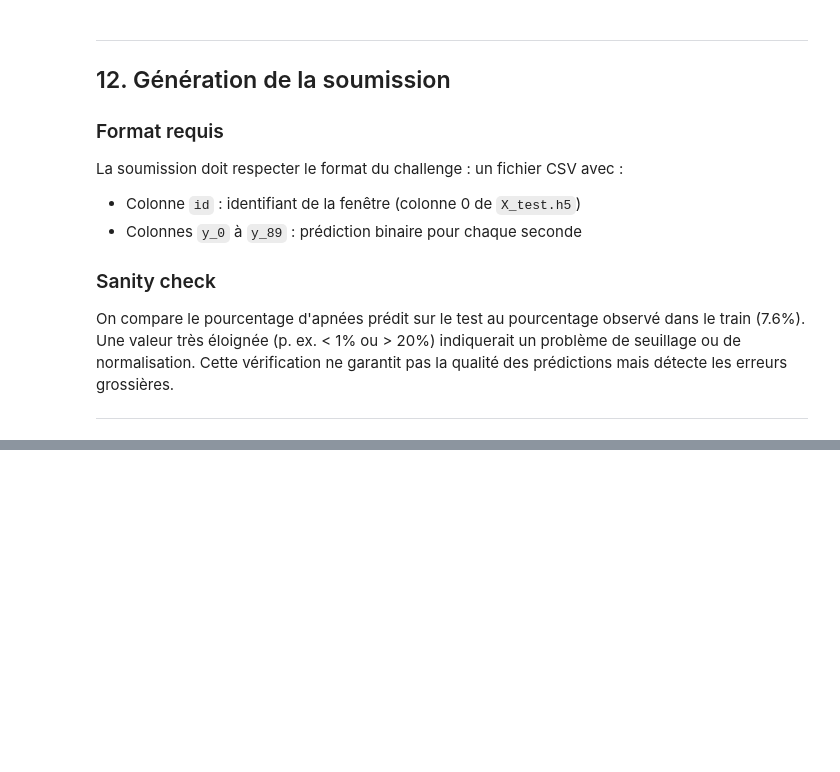
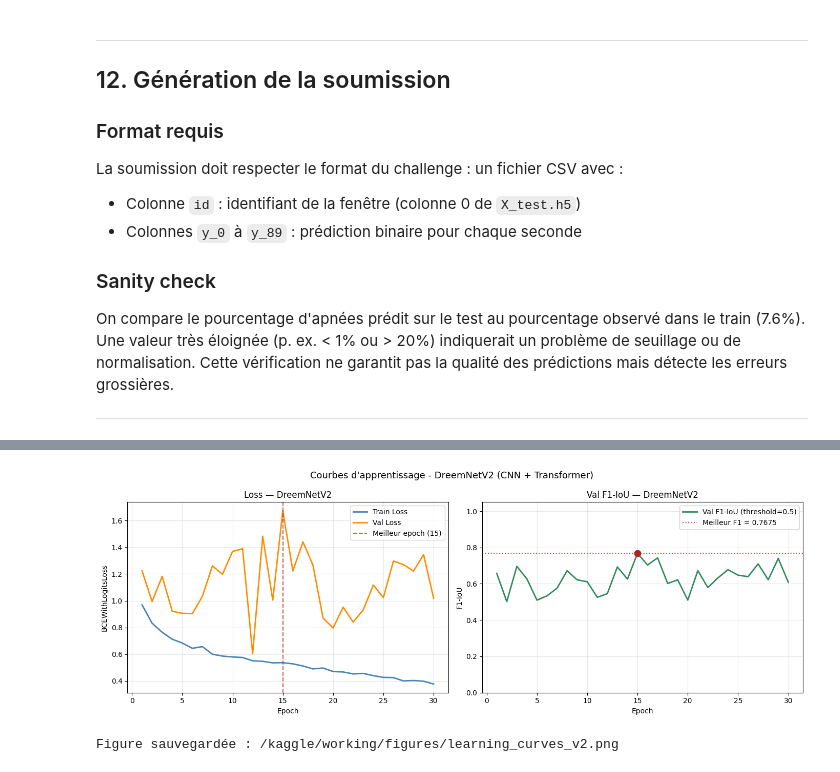
Before and after one commit to Mateo-Martin11/sleep-apnea-detection, a Jupyter notebook: notebooks/03-deeplearning-dreem-kaggle.ipynb, the cells around one changed output, grey strips where cells are left out. Saved outputs shown, nothing was run; the diff lists cells and outputs as text; code cells hidden in the pictures; blank space fills up the shorter version.

```diff
--- a/notebooks/03-deeplearning-dreem-kaggle.ipynb
+++ b/notebooks/03-deeplearning-dreem-kaggle.ipynb
@@ -1501,0 +1979,34 @@ Figure sauvegardée : /kaggle/working/figures/submission_distribution.png
+# %%
+# ── Courbes d'apprentissage DreemNetV2 ────────────────────────────────────────
+epochs_v2 = np.arange(1, len(history_v2['train_loss']) + 1)
+
+fig, axes = plt.subplots(1, 2, figsize=(14, 5))
+fig.suptitle("Courbes d'apprentissage - DreemNetV2 (CNN + Transformer)", fontsize=13)
+
+ax1 = axes[0]
+ax1.plot(epochs_v2, history_v2['train_loss'], label='Train Loss', color='steelblue', lw=2)
+ax1.plot(epochs_v2, history_v2['val_loss'],   label='Val Loss',   color='darkorange', lw=2)
+ax1.axvline(best_epoch_v2, color='firebrick', linestyle='--', alpha=0.7,
+            label=f'Meilleur epoch ({best_epoch_v2})')
+ax1.set_title('Loss — DreemNetV2')
+ax1.set_xlabel('Epoch'); ax1.set_ylabel('BCEWithLogitsLoss')
+ax1.legend(); ax1.grid(alpha=0.3)
+
+ax2 = axes[1]
+ax2.plot(epochs_v2, history_v2['val_f1'], color='seagreen', lw=2,
+         label='Val F1-IoU (threshold=0.5)')
+ax2.axhline(best_val_f1_v2, color='firebrick', linestyle=':', alpha=0.8,
+            label=f'Meilleur F1 = {best_val_f1_v2:.4f}')
+ax2.scatter([best_epoch_v2], [best_val_f1_v2], color='firebrick', zorder=5, s=80)
+ax2.set_title('Val F1-IoU — DreemNetV2')
+ax2.set_xlabel('Epoch'); ax2.set_ylabel('F1-IoU')
+ax2.set_ylim(0, 1.05); ax2.legend(); ax2.grid(alpha=0.3)
+
+plt.tight_layout()
+curves_v2_path = FIGURES_DIR / 'learning_curves_v2.png'
+plt.savefig(curves_v2_path, dpi=100, bbox_inches='tight')
+plt.show()
+print(f"Figure sauvegardée : {curves_v2_path}")
+# %% [output]
+[figure, added]
+Figure sauvegardée : /kaggle/working/figures/learning_curves_v2.png
```
Also changed, not shown: parts of 30 cells of this notebook.
